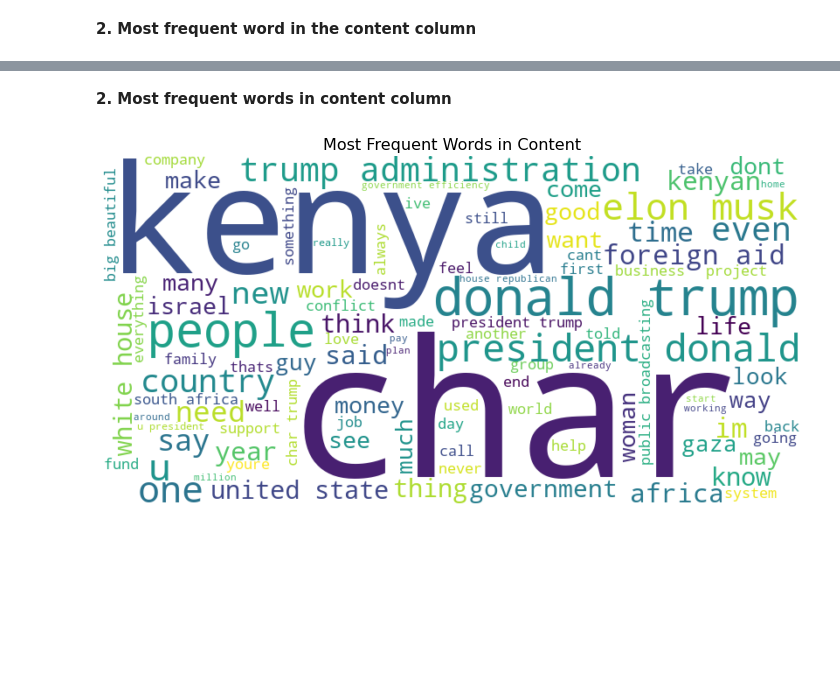
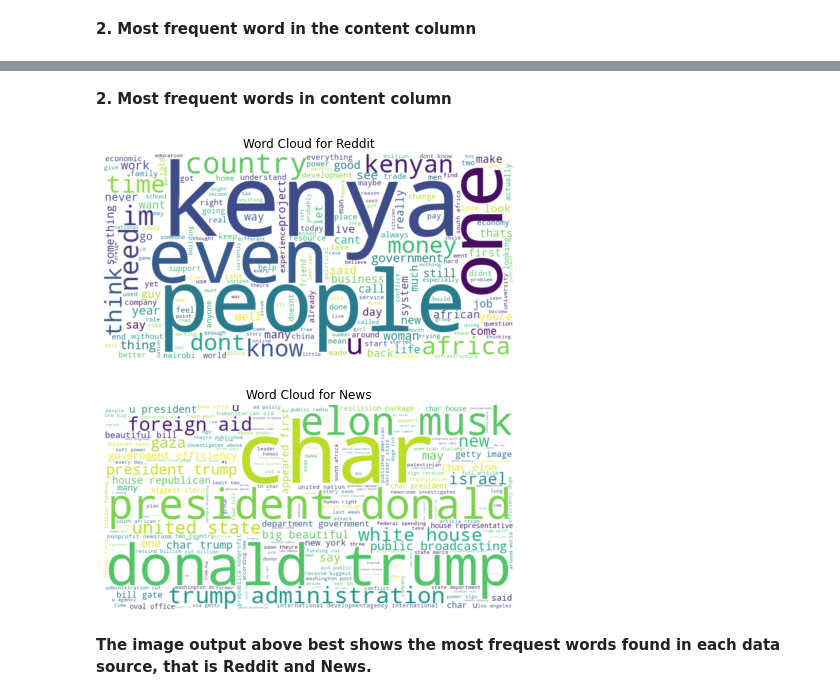
Before and after one commit to L-N-E0/USAID-Kenya-Sentiment-Analysis, a Jupyter notebook: notebooks/Joseline.ipynb, the cells around one changed output, grey strips where cells are left out. Saved outputs shown, nothing was run; the diff lists cells and outputs as text; code cells hidden in the pictures; blank space fills up the shorter version.

```diff
--- a/notebooks/Joseline.ipynb
+++ b/notebooks/Joseline.ipynb
@@ -579,32 +536,39 @@ Requirement already up-to-date: pillow in c:\users\admin\anaconda3\envs\learn-en
-# %% [markdown]
-**2. Most frequent words in content column**
-# %%
-from wordcloud import WordCloud, STOPWORDS
-import matplotlib.pyplot as plt
-
-# all content into one string
-text = " ".join(str(content) for content in combined_data['content'])
-
-# Defined stopwords
-stopwords = set(STOPWORDS)
-stopwords.update(['https', 'co', 'RT', 'amp'])
-
-# Created the word cloud object
-wordcloud = WordCloud(
-    width=800,
-    height=400,
-    background_color='white',
-    stopwords=stopwords,
-    colormap='viridis',
-    max_words=100
-).generate(text)
-
-# Display
-plt.figure(figsize=(10, 7))
-plt.imshow(wordcloud, interpolation='bilinear')
-plt.axis('off')
-plt.title("Most Frequent Words in Content", fontsize=16)
-plt.tight_layout()
-plt.show()
-# %% [output]
-[figure, removed]
+# %% [markdown]
+**2. Most frequent words in content column**
+# %%
+from wordcloud import WordCloud
+import matplotlib.pyplot as plt
+import string
+from nltk.corpus import stopwords
+from nltk.tokenize import word_tokenize
+
+# Function to create word cloud for a specific source
+def plot_wordcloud(source_df, source_label):
+    text = ' '.join(source_df['content'].dropna().astype(str)).lower()
+    text = text.translate(str.maketrans('', '', string.punctuation))
+    tokens = word_tokenize(text)
+
+    stop_words_set = set(stopwords.words('english'))  # Renamed to avoid conflict
+    filtered_tokens = [word for word in tokens if word not in stop_words_set and word.isalpha()]
+
+    wordcloud = WordCloud(width=800, height=400, background_color='white', colormap='viridis').generate(' '.join(filtered_tokens))
+
+    plt.figure(figsize=(6, 4))
+    plt.imshow(wordcloud, interpolation='bilinear')
+    plt.title(f'Word Cloud for {source_label}')
+    plt.axis('off')
+    plt.tight_layout()
+    plt.show()
+
+# Split data by source
+reddit_data = combined_data[combined_data['source'] == 'Reddit']
+news_data = combined_data[combined_data['source'] == 'News']
+
+# Plot Word Clouds
+plot_wordcloud(reddit_data, 'Reddit')
+plot_wordcloud(news_data, 'News')
+# %% [output]
+[figure, added]
+[figure, added]
+# %% [markdown]
+**The image output above best shows the most frequest words found in each data source, that is Reddit and News.**
```
Also changed, not shown: parts of 27 cells of this notebook.
